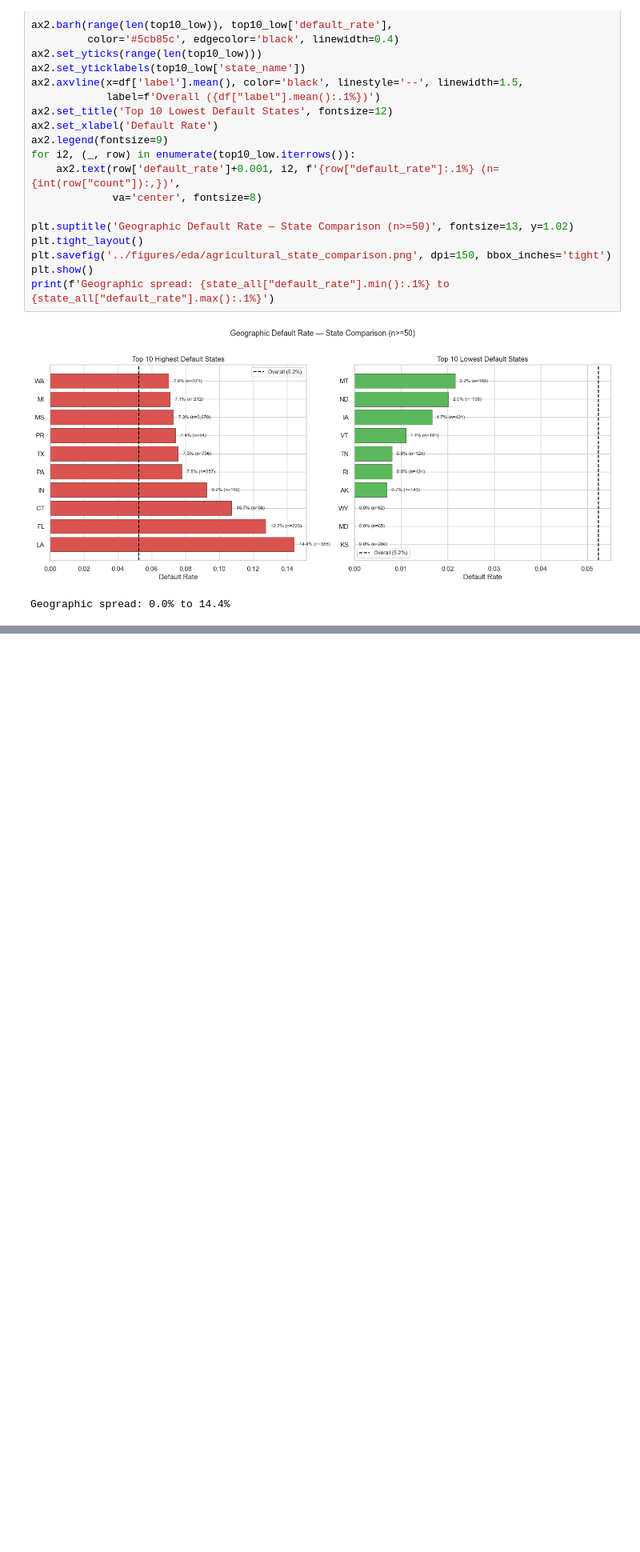
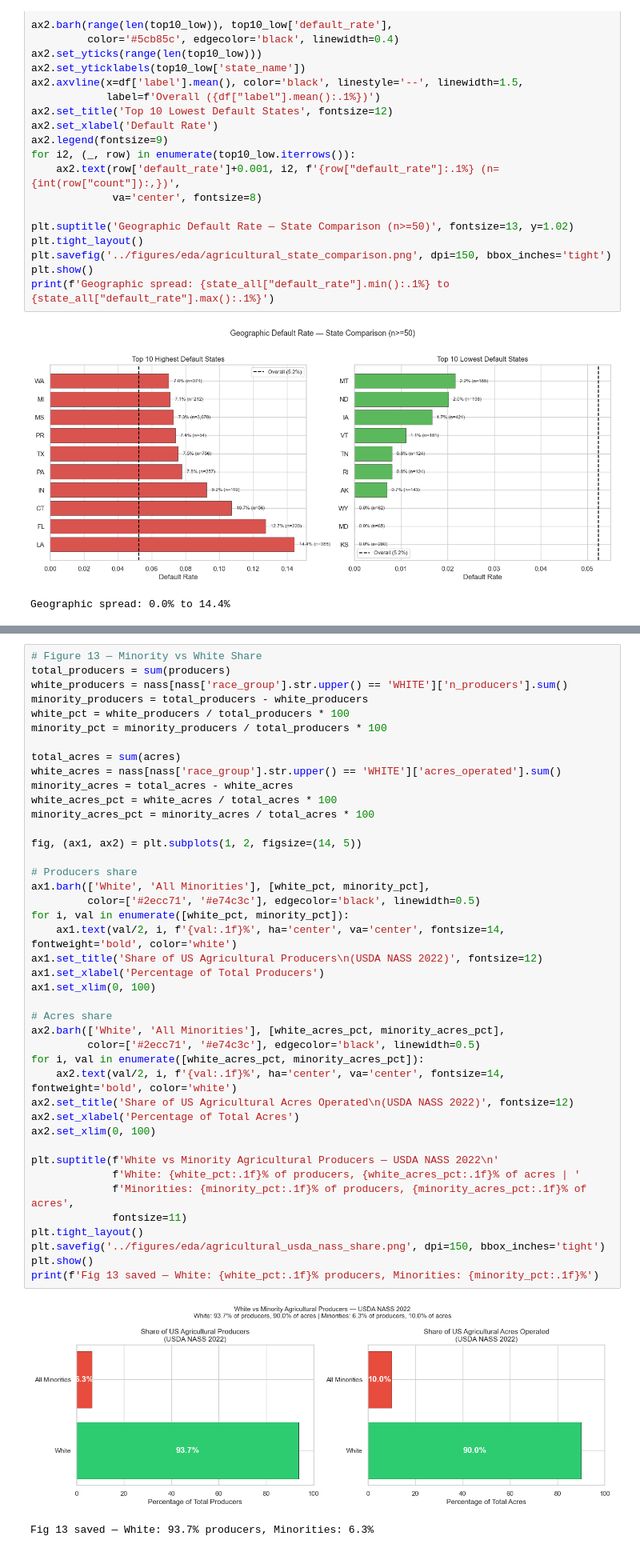
Before and after one commit to nithinnarla/fape-fairness-ml, a Jupyter notebook: notebooks/eda_agricultural.ipynb, the cells around one changed output, grey strips where cells are left out. Shown at 80% size. Cells and saved outputs as stored; diff of their text form; blank space fills up the shorter version.

```diff
--- a/notebooks/eda_agricultural.ipynb
+++ b/notebooks/eda_agricultural.ipynb
@@ -387,0 +465,45 @@ Geographic spread: 0.0% to 14.4%
+# %%
+# Figure 13 — Minority vs White Share
+total_producers = sum(producers)
+white_producers = nass[nass['race_group'].str.upper() == 'WHITE']['n_producers'].sum()
+minority_producers = total_producers - white_producers
+white_pct = white_producers / total_producers * 100
+minority_pct = minority_producers / total_producers * 100
+
+total_acres = sum(acres)
+white_acres = nass[nass['race_group'].str.upper() == 'WHITE']['acres_operated'].sum()
+minority_acres = total_acres - white_acres
+white_acres_pct = white_acres / total_acres * 100
+minority_acres_pct = minority_acres / total_acres * 100
+
+fig, (ax1, ax2) = plt.subplots(1, 2, figsize=(14, 5))
+
+# Producers share
+ax1.barh(['White', 'All Minorities'], [white_pct, minority_pct],
+         color=['#2ecc71', '#e74c3c'], edgecolor='black', linewidth=0.5)
+for i, val in enumerate([white_pct, minority_pct]):
+    ax1.text(val/2, i, f'{val:.1f}%', ha='center', va='center', fontsize=14, fontweight='bold', color='white')
+ax1.set_title('Share of US Agricultural Producers\n(USDA NASS 2022)', fontsize=12)
+ax1.set_xlabel('Percentage of Total Producers')
+ax1.set_xlim(0, 100)
+
+# Acres share
+ax2.barh(['White', 'All Minorities'], [white_acres_pct, minority_acres_pct],
+         color=['#2ecc71', '#e74c3c'], edgecolor='black', linewidth=0.5)
+for i, val in enumerate([white_acres_pct, minority_acres_pct]):
+    ax2.text(val/2, i, f'{val:.1f}%', ha='center', va='center', fontsize=14, fontweight='bold', color='white')
+ax2.set_title('Share of US Agricultural Acres Operated\n(USDA NASS 2022)', fontsize=12)
+ax2.set_xlabel('Percentage of Total Acres')
+ax2.set_xlim(0, 100)
+
+plt.suptitle(f'White vs Minority Agricultural Producers — USDA NASS 2022\n'
+             f'White: {white_pct:.1f}% of producers, {white_acres_pct:.1f}% of acres | '
+             f'Minorities: {minority_pct:.1f}% of producers, {minority_acres_pct:.1f}% of acres',
+             fontsize=11)
+plt.tight_layout()
+plt.savefig('../figures/eda/agricultural_usda_nass_share.png', dpi=150, bbox_inches='tight')
+plt.show()
+print(f'Fig 13 saved — White: {white_pct:.1f}% producers, Minorities: {minority_pct:.1f}%')
+# %% [output]
+[figure, added]
+Fig 13 saved — White: 93.7% producers, Minorities: 6.3%
```
Also changed, not shown: parts of 9 cells of this notebook, 4 other files.
